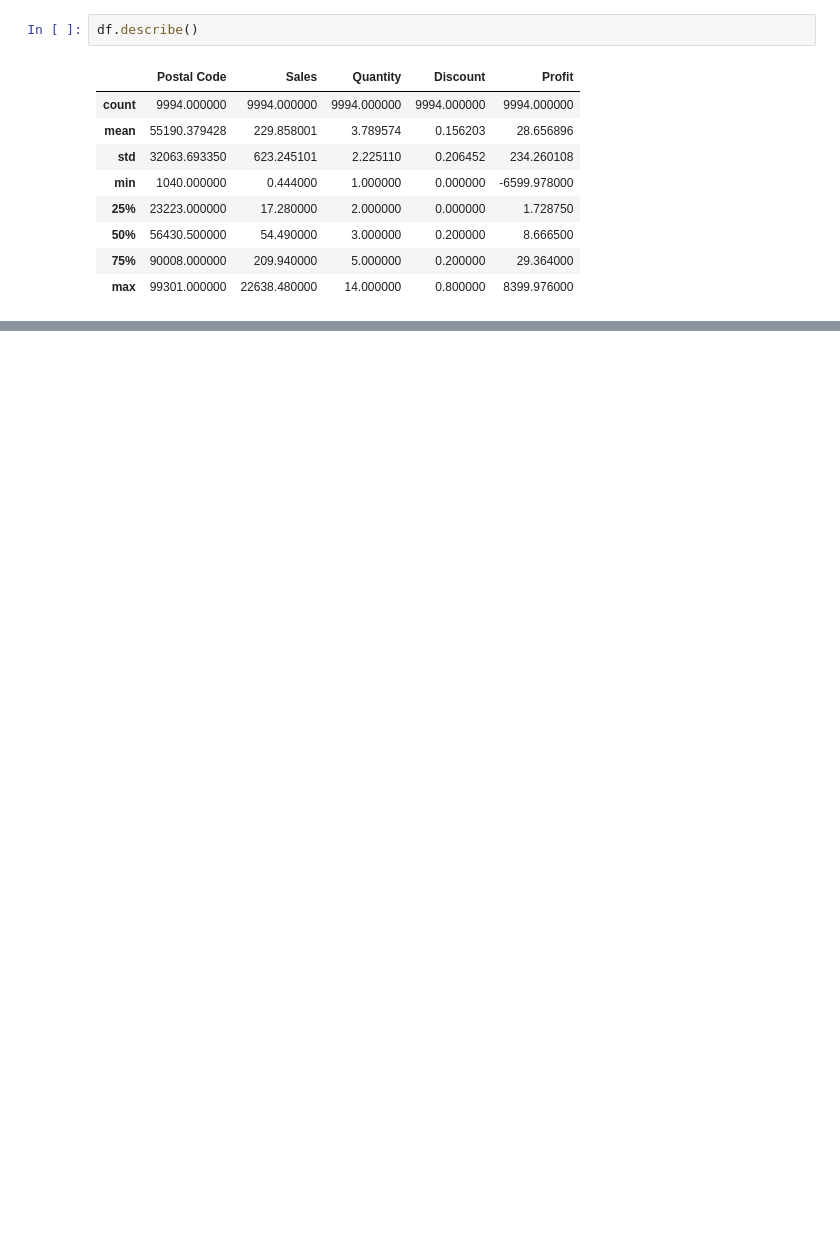
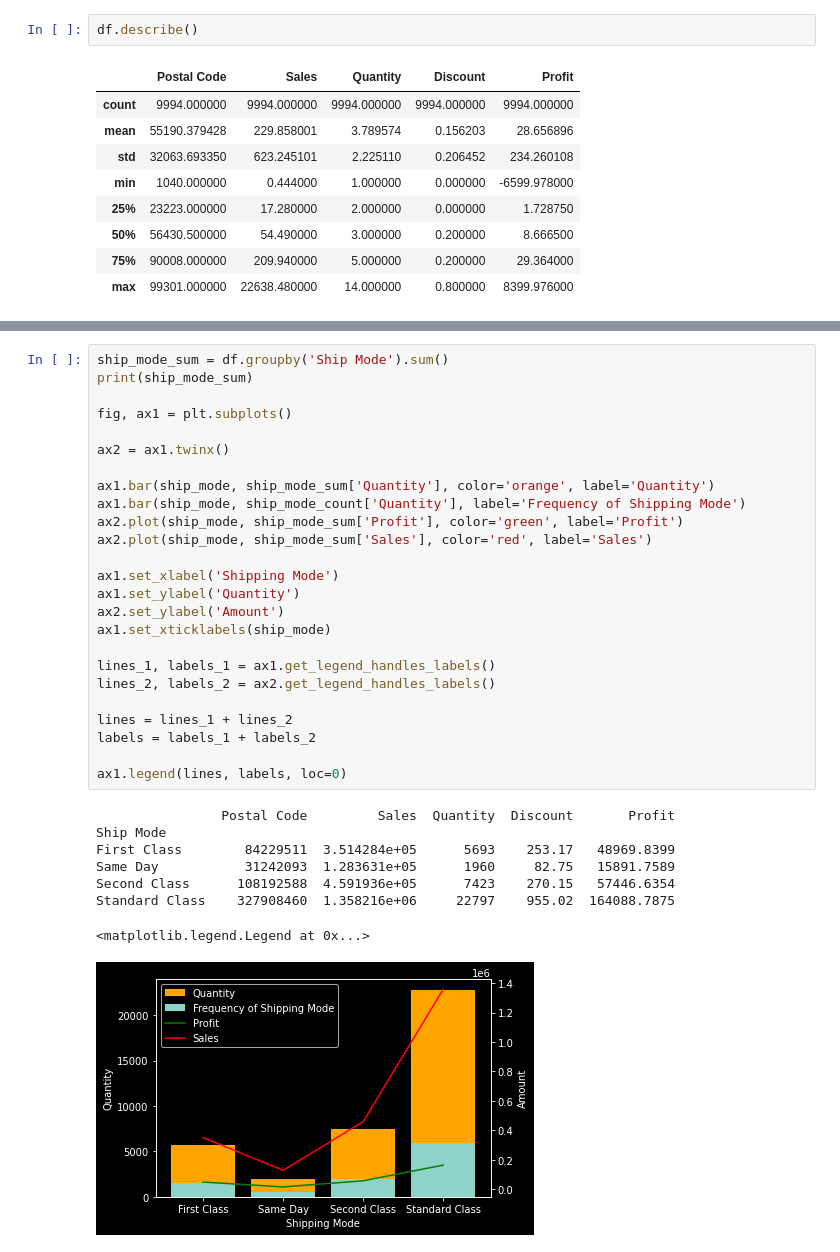
Before and after one commit to MrCipher691/GRIP-Sparks-Foundation, a Jupyter notebook: EDA-Store.ipynb, the cells around one changed output, grey strips where cells are left out. Cells and saved outputs as stored; diff of their text form; blank space fills up the shorter version.

```diff
--- a/EDA-Store.ipynb
+++ b/EDA-Store.ipynb
@@ -85,0 +112,34 @@ sns.histplot(ax=axes[1, 1], data = df, x = 'Profit', kde = True)
+# %%
+ship_mode_sum = df.groupby('Ship Mode').sum()
+print(ship_mode_sum)
+
+fig, ax1 = plt.subplots()
+
+ax2 = ax1.twinx()
+
+ax1.bar(ship_mode, ship_mode_sum['Quantity'], color='orange', label='Quantity')
+ax1.bar(ship_mode, ship_mode_count['Quantity'], label='Frequency of Shipping Mode')
+ax2.plot(ship_mode, ship_mode_sum['Profit'], color='green', label='Profit')
+ax2.plot(ship_mode, ship_mode_sum['Sales'], color='red', label='Sales')
+
+ax1.set_xlabel('Shipping Mode')
+ax1.set_ylabel('Quantity')
+ax2.set_ylabel('Amount')
+ax1.set_xticklabels(ship_mode)
+
+lines_1, labels_1 = ax1.get_legend_handles_labels()
+lines_2, labels_2 = ax2.get_legend_handles_labels()
+
+lines = lines_1 + lines_2
+labels = labels_1 + labels_2
+
+ax1.legend(lines, labels, loc=0)
+# %% [output]
+                Postal Code         Sales  Quantity  Discount       Profit
+Ship Mode
+First Class        84229511  3.514284e+05      5693    253.17   48969.8399
+Same Day           31242093  1.283631e+05      1960     82.75   15891.7589
+Second Class      108192588  4.591936e+05      7423    270.15   57446.6354
+Standard Class    327908460  1.358216e+06     22797    955.02  164088.7875
+<matplotlib.legend.Legend at 0x...>
+[figure, added]
```
Also changed, not shown: parts of 21 cells of this notebook.
